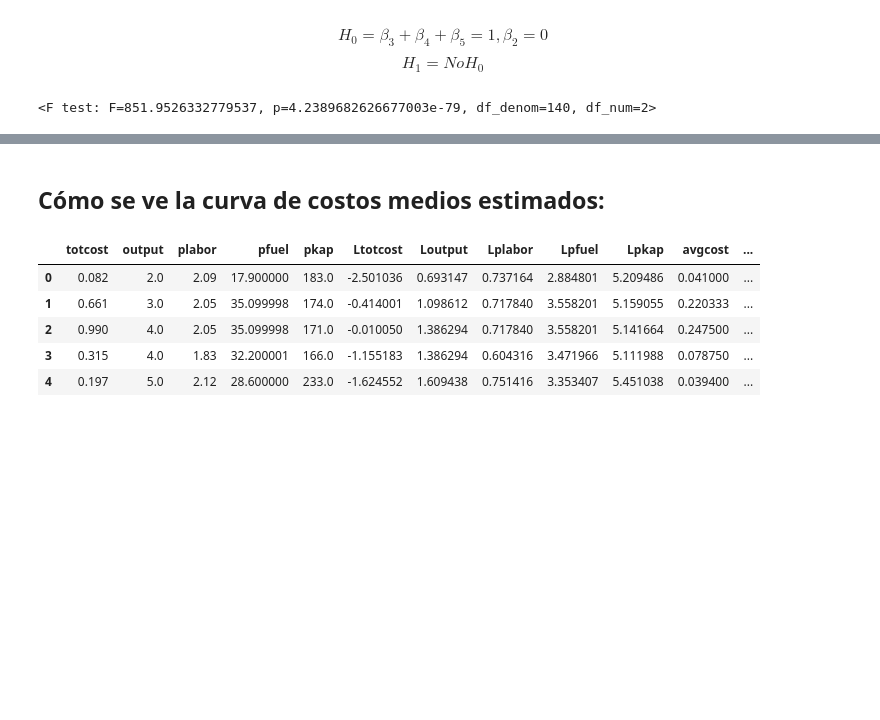
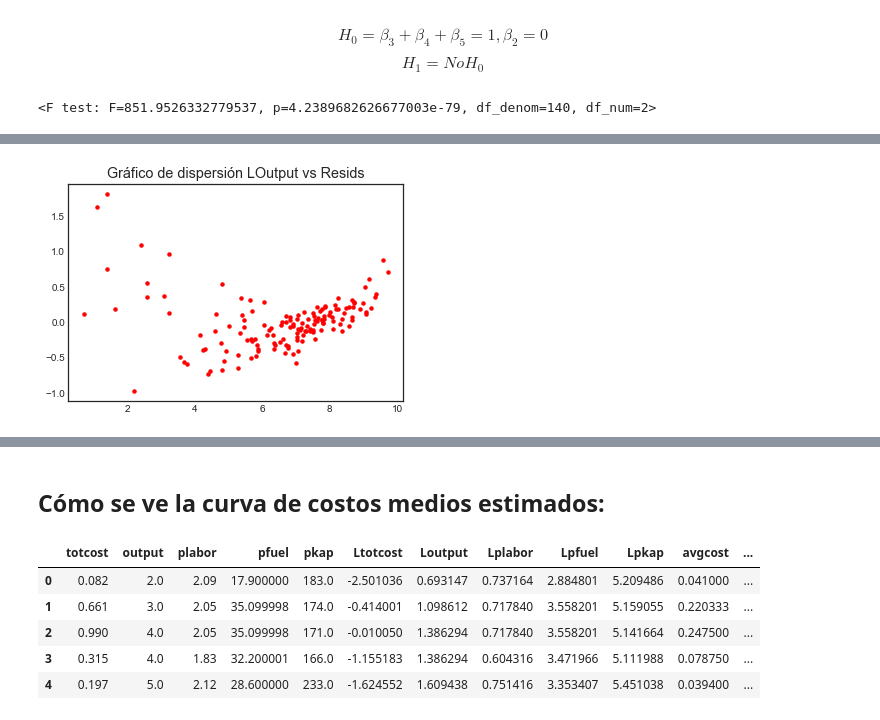
Before and after one commit to benjov/Econometria-II-2023, a Jupyter notebook: Clase_01_RegresionLineal/Regresion_Lineal.ipynb, the cells around one changed output, grey strips where cells are left out. Drawn from its saved outputs; the diff is of its cells as text; code cells hidden in the pictures; blank space fills up the shorter version.

```diff
--- a/Clase_01_RegresionLineal/Regresion_Lineal.ipynb
+++ b/Clase_01_RegresionLineal/Regresion_Lineal.ipynb
@@ -422,0 +430,6 @@ print(f_test)
+# %%
+# Calculamos Residuales:
+
+resid = Y - est.predict()
+
+resid
@@ -422,0 +449,9 @@ print(f_test)
+# %%
+# graficamos Resids Vs Variables Dependientes:
+plt.style.use('seaborn-white')
+plt.scatter( dataframe.Loutput , resid , s = 15, color ="red")
+plt.title("Gráfico de dispersión LOutput vs Resids")
+#
+plt.show()
+# %% [output]
+[figure, added]
```
Also changed, not shown: parts of 12 cells of this notebook, 9 other files.
